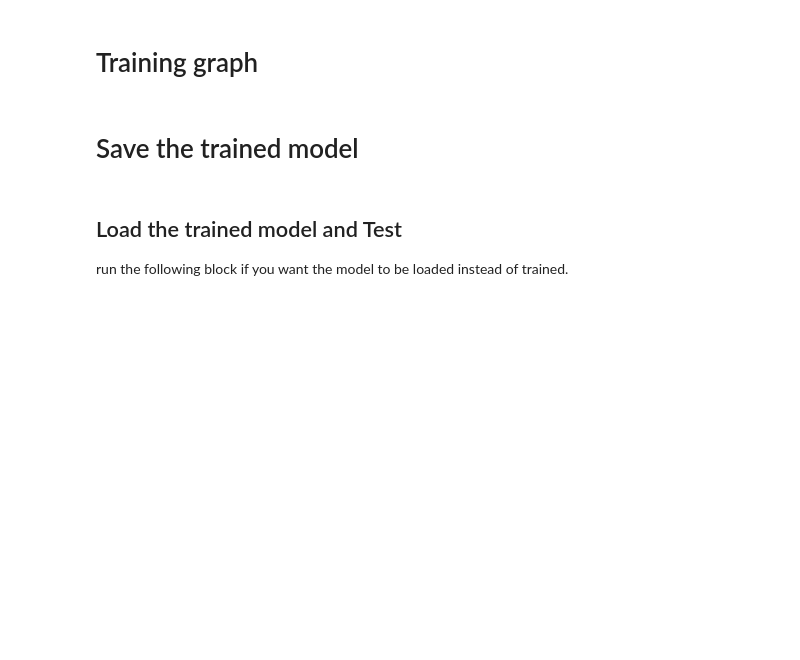
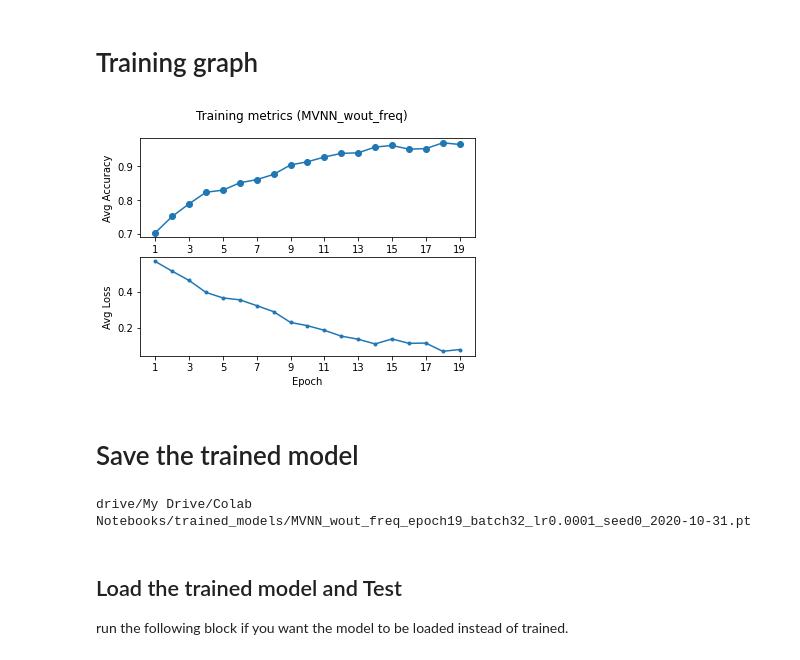
Before and after one commit to AyushGupta51379/COMP_5331_Project_Fake_News_Detection, a Jupyter notebook: MVNN_Prototype.ipynb, the cells around one changed output. Cells and saved outputs as stored; diff of their text form; code cells hidden in the pictures; blank space fills up the shorter version.

```diff
--- a/MVNN_Prototype.ipynb
+++ b/MVNN_Prototype.ipynb
@@ -315,8 +315,6 @@ class CNN_GRU(CNN):
         self.gru3_2 = nn.GRU(input_size=32, hidden_size=32, num_layers=1, bidirectional=False)
         self.gru4_2 = nn.GRU(input_size=32, hidden_size=32, num_layers=1, bidirectional=False)
 
-        self.gru_simple = nn.GRU(input_size=64, hidden_size=32, num_layers=2, bidirectional=True)
-
         self.relu = nn.ReLU()
 
         self.bn = nn.BatchNorm1d(4*2*32)
@@ -419,9 +417,9 @@ class MVNN(nn.Module):
         return out
 
 # Model 2, w/o freq
-class MVNN_wout_freq(MVNN):
+class MVNN_wout_freq(nn.Module):
     def __init__(self, image_height_pixel, image_width_pixel):
-        super().__init__(image_height_pixel, image_width_pixel)
+        super().__init__()
         '''
         # subnetworks
         self.pixel_subnet = CNN_GRU(image_height_pixel, image_width_pixel)
@@ -436,7 +434,7 @@ class MVNN_wout_freq(MVNN):
         self.tanh = nn.Tanh()
         # final FC
         self.Wc = nn.Linear(self.dimensions, 2)
-'''
+        '''
     def forward(self, x_pixel, x_freq):
         dimensions = self.dimensions
         output_len = self.output_len
@@ -499,7 +482,7 @@ def image_show(np_image):
 MAX_EPOCH = 300
 learning_rate = 0.0001 # adopt a small lr to ensure convergence
 batch_size = 32
-resumetraining = False
+resumetraining = True
 
 print_every = 20
 test_n_savemodel_every_epoch = 3
@@ -699,22 +681,26 @@ KeyboardInterrupt: ignored
 # %%
 x = list(range(1, epoch+2))
 # print(x)
 # print(epoch_avg_acc)
 
 fig, (ax1, ax2) = plt.subplots(2, 1)
 fig.suptitle('Training metrics (%s)' %(modelname))
 ax1.plot(x, epoch_avg_acc, 'o-')
 ax1.set_ylabel('Avg Accuracy')
+ax1.set_xticks(list(range(1, epoch+2, 2)))
 
 ax2.plot(x, epoch_avg_loss, '.-')
 ax2.set_xlabel('Epoch')
 ax2.set_ylabel('Avg Loss')
+ax2.set_xticks(list(range(1, epoch+2, 2)))
 
 figname = ("drive/My Drive/Colab Notebooks/trained_models/"+ modelname + "_epoch" + str(epoch+1)
          + "_batch" + str(batch_size) + "_lr" + str(learning_rate) + '_' + 'seed' + str(seed_no) + '_'
          + datetime.today().strftime('%Y-%m-%d') + ".pdf")
 
 plt.savefig(figname, bbox_inches='tight')
+# %% [output]
+[figure, added]
 # %% [markdown]
 # Save the trained model
 # %%
@@ -726,6 +712,8 @@ print(PATH)
 
 # Save the trained model
 torch.save(model, PATH)
+# %% [output]
+drive/My Drive/Colab Notebooks/trained_models/MVNN_wout_freq_epoch19_batch32_lr0.0001_seed0_2020-10-31.pt
 # %% [markdown]
 ## Load the trained model and Test
 
```
Also changed, not shown: parts of 4 cells of this notebook.
